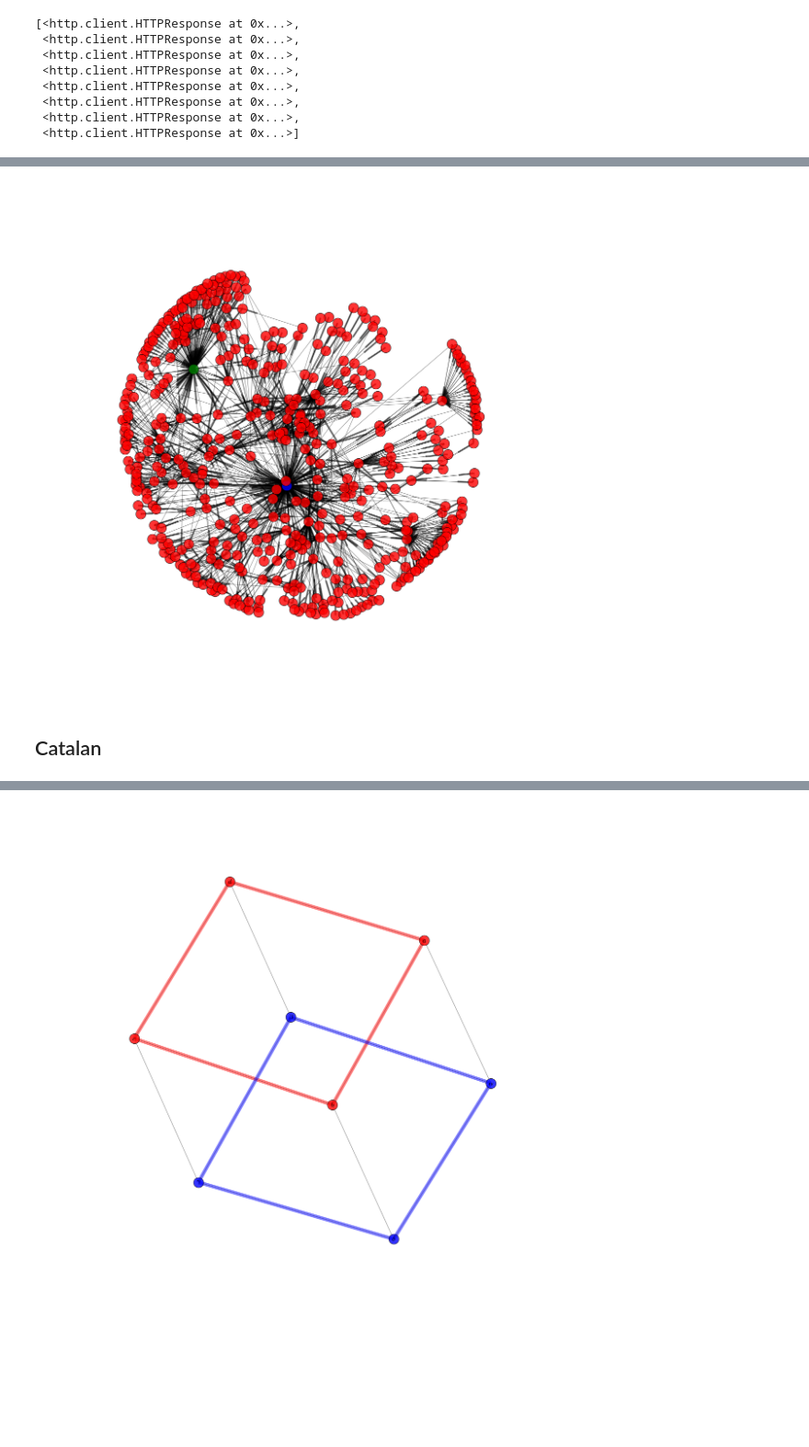
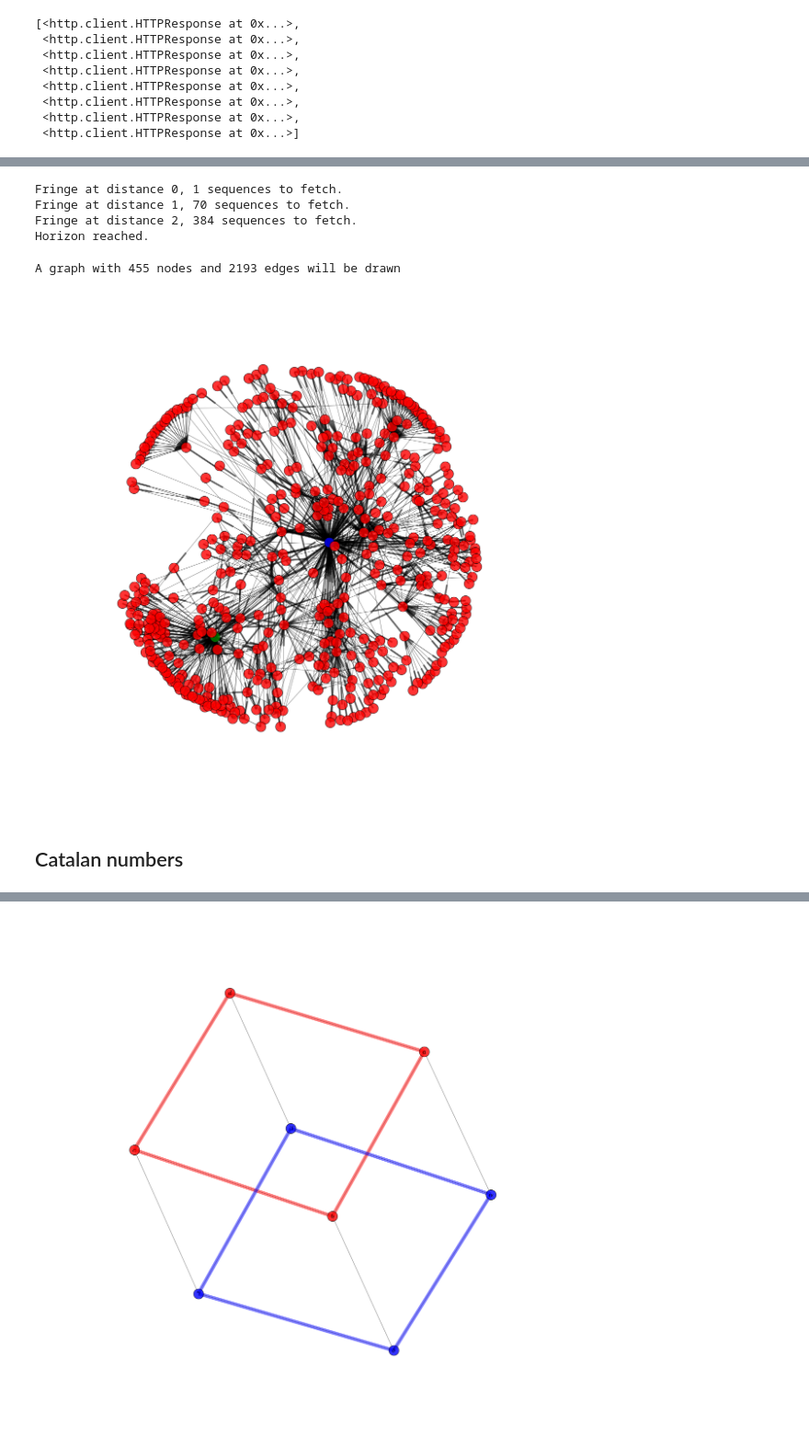
Before and after one commit to massimo-nocentini/scratchpad, a Jupyter notebook: chapters/notebooks/oeis-mining.ipynb, the cells around one changed output, grey strips where cells are left out. Shown at 92% size. Drawn from its saved outputs; the diff is of its cells as text; code cells hidden in the pictures; blank space fills up the shorter version.

```diff
--- a/chapters/notebooks/oeis-mining.ipynb
+++ b/chapters/notebooks/oeis-mining.ipynb
@@ -323 +293,37 @@ def oeis_graph(seq_id, depth=2):
+# %%
+def make_nx_graph(graph, summary=True):
+
+    G=nx.DiGraph()
+
+    G.add_nodes_from(graph.keys())
+
+    for seq_id, v in graph.items():
+        for ref_seq_id in filter(lambda r: r in graph, v['xref_as_set']):
+            G.add_edge(seq_id, ref_seq_id)
+
+    if summary:
+        print("A graph with {} nodes and {} edges will be drawn".format(len(G.nodes()),len(G.edges())))
+
+    return G
+
+def draw_nx_graph(G, favorite_nodes):
+
+    pos=nx.spring_layout(G)#, iterations=200) # positions for all nodes
+
+    for seq_id, color_code in favorite_nodes.items():
+        nx.draw_networkx_nodes(G, pos, nodelist=[seq_id], node_color=color_code, node_size=500, alpha=0.8)
+
+
+    nx.draw_networkx_nodes(G,pos,
+                           nodelist=set(G.nodes())-set(favorite_nodes.keys()),
+                           node_color='r',
+                           node_size=500,
+                       alpha=0.8)
+
+    nx.draw_networkx_edges(G,pos,width=1.0,alpha=0.5)
+
+    plt.axis('off')
+    plt.show()
+# %%
+fibonacci_seq_id, catalan_seq_id = 45, 108
 # %% [markdown]
@@ -357,26 +331,17 @@ for seq_id, v in graph.items():
-# %%
-pos=nx.spring_layout(G)#, iterations=200) # positions for all nodes
-
-# nodes
-nx.draw_networkx_nodes(G,pos,
-                       nodelist=[45],#fibonacci
-                       node_color='b',
-                       node_size=500,
-                   alpha=0.8)
-nx.draw_networkx_nodes(G,pos,
-                       nodelist=[108],#fibonacci
-                       node_color='g',
-                       node_size=500,
-                   alpha=0.8)
-nx.draw_networkx_nodes(G,pos,
-                       nodelist=set(graph.keys())-set([45, 108]),
-                       node_color='r',
-                       node_size=500,
-                   alpha=0.8)
-nx.draw_networkx_edges(G,pos,width=1.0,alpha=0.5)
-plt.axis('off')
-plt.show() # display
-# %% [output]
-[figure, removed]
+# %%
+fib_graph = oeis_graph(seq_id=fibonacci_seq_id, depth=2, workers=30)
+# %% [output]
+Fringe at distance 0, 1 sequences to fetch.
+Fringe at distance 1, 70 sequences to fetch.
+Fringe at distance 2, 384 sequences to fetch.
+Horizon reached.
+# %%
+G_fibonacci = make_nx_graph(fib_graph)
+# %% [output]
+A graph with 455 nodes and 2193 edges will be drawn
+# %%
+draw_nx_graph(G_fibonacci, favorite_nodes={fibonacci_seq_id:'b', catalan_seq_id:'g'})`
+# %% [output]
+[figure, added]
 # %% [markdown]
-## Catalan
+## Catalan numbers
```
Also changed, not shown: parts of 32 cells of this notebook.
